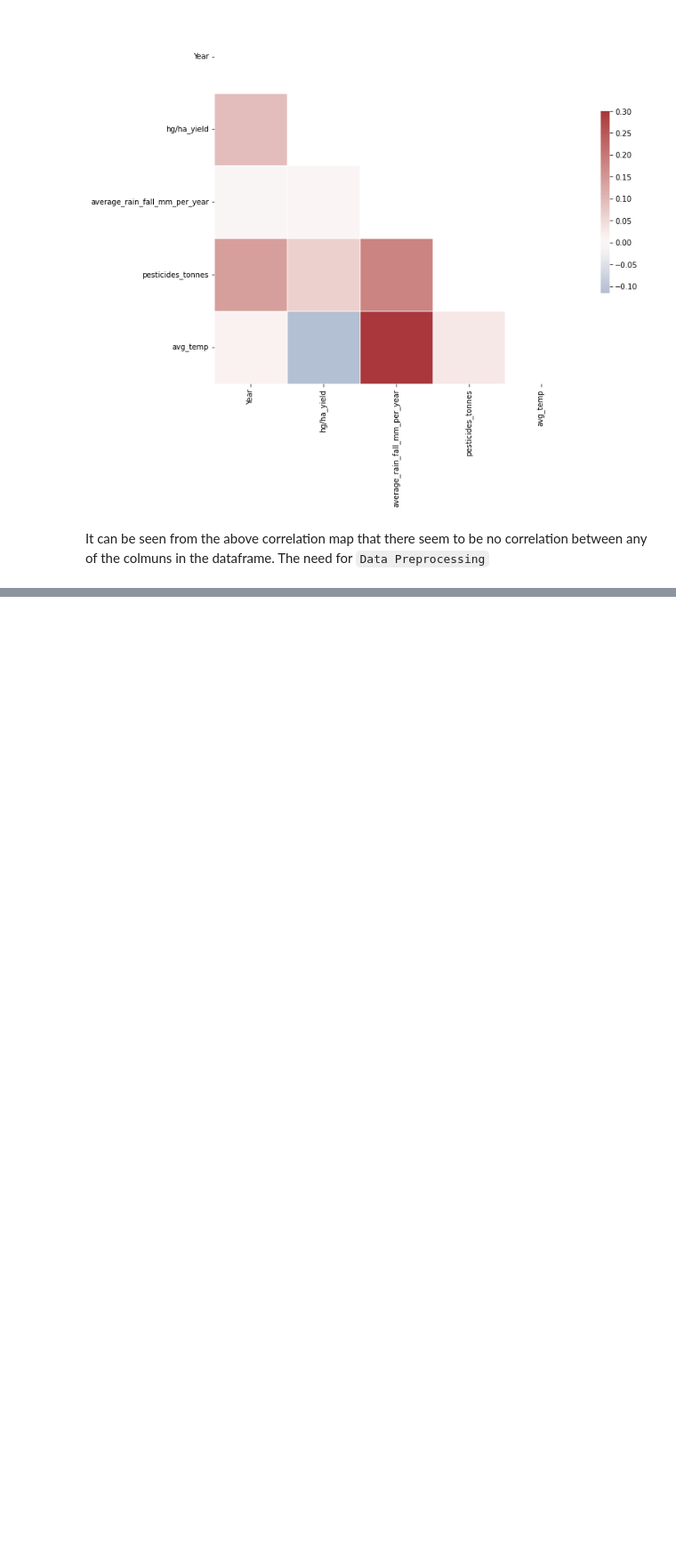
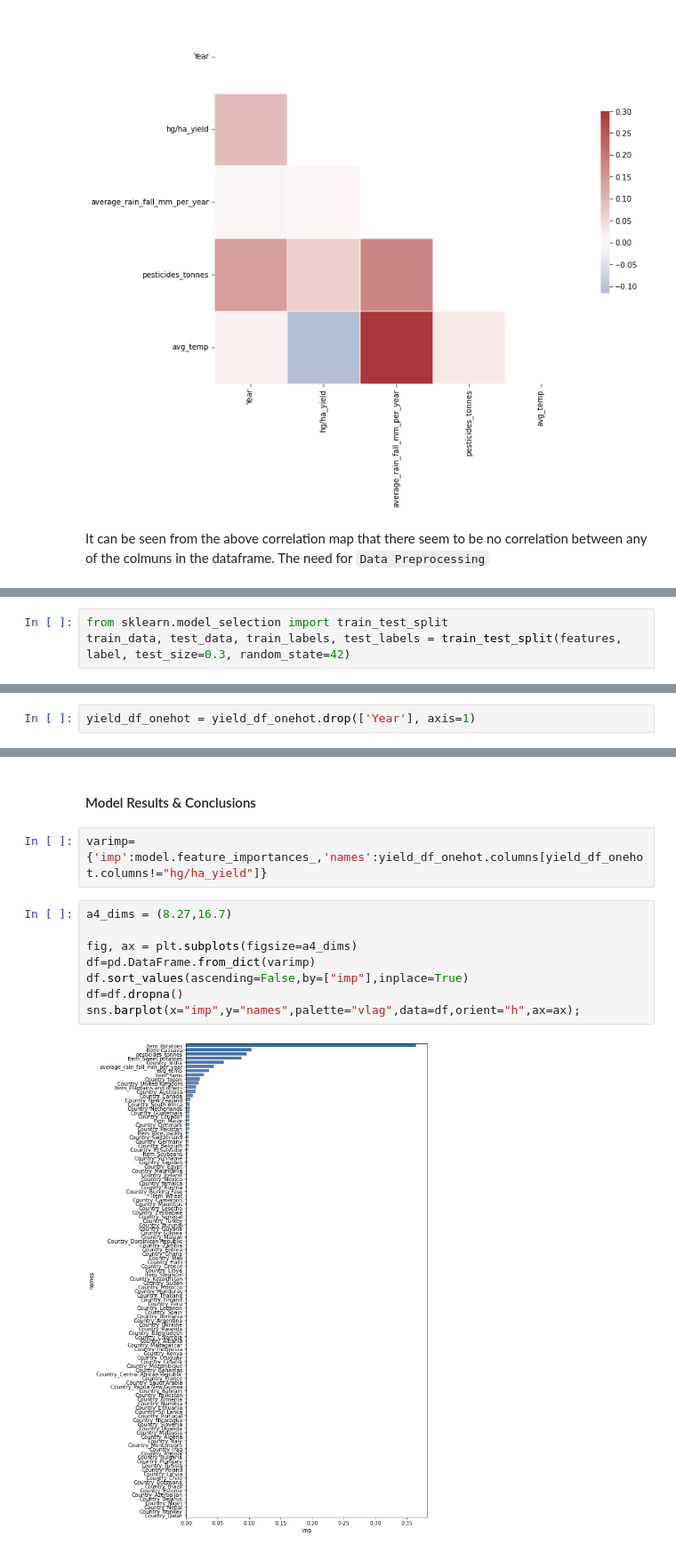
Before and after one commit to Zummit-Africa-Inc/Crop-Yield-Prediction, a Jupyter notebook: tasks/Crop-Yield-Prediction1/Crop-Yield-Prediction.ipynb, the cells around one changed output, grey strips where cells are left out. Shown at 89% size. Drawn from its saved outputs; the diff is of its cells as text; blank space fills up the shorter version.

```diff
--- a/tasks/Crop-Yield-Prediction1/Crop-Yield-Prediction.ipynb
+++ b/tasks/Crop-Yield-Prediction1/Crop-Yield-Prediction.ipynb
@@ -427,0 +500,3 @@ It can be seen from the above correlation map that there seem to be no correlati
+# %%
+from sklearn.model_selection import train_test_split
+train_data, test_data, train_labels, test_labels = train_test_split(features, label, test_size=0.3, random_state=42)
@@ -427,0 +542,2 @@ It can be seen from the above correlation map that there seem to be no correlati
+# %%
+yield_df_onehot = yield_df_onehot.drop(['Year'], axis=1)
@@ -427,0 +651,14 @@ It can be seen from the above correlation map that there seem to be no correlati
+# %% [markdown]
+#### Model Results & Conclusions
+# %%
+varimp= {'imp':model.feature_importances_,'names':yield_df_onehot.columns[yield_df_onehot.columns!="hg/ha_yield"]}
+# %%
+a4_dims = (8.27,16.7)
+
+fig, ax = plt.subplots(figsize=a4_dims)
+df=pd.DataFrame.from_dict(varimp)
+df.sort_values(ascending=False,by=["imp"],inplace=True)
+df=df.dropna()
+sns.barplot(x="imp",y="names",palette="vlag",data=df,orient="h",ax=ax);
+# %% [output]
+[figure, added]
```
Also changed, not shown: parts of 32 cells of this notebook.
